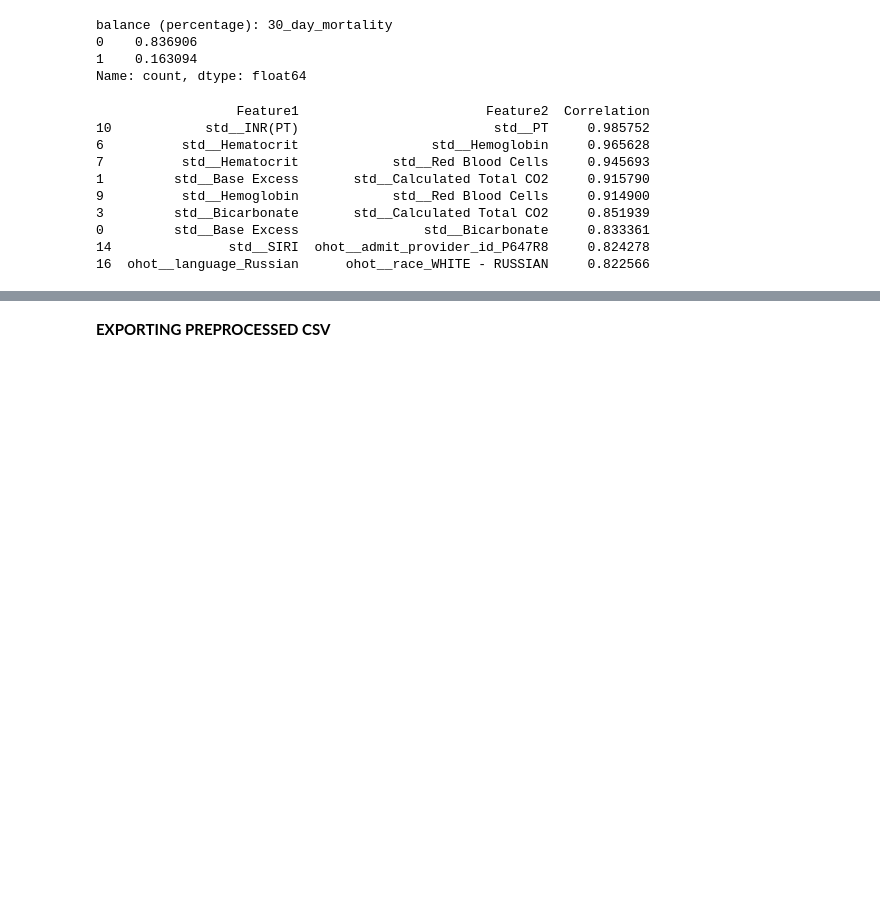
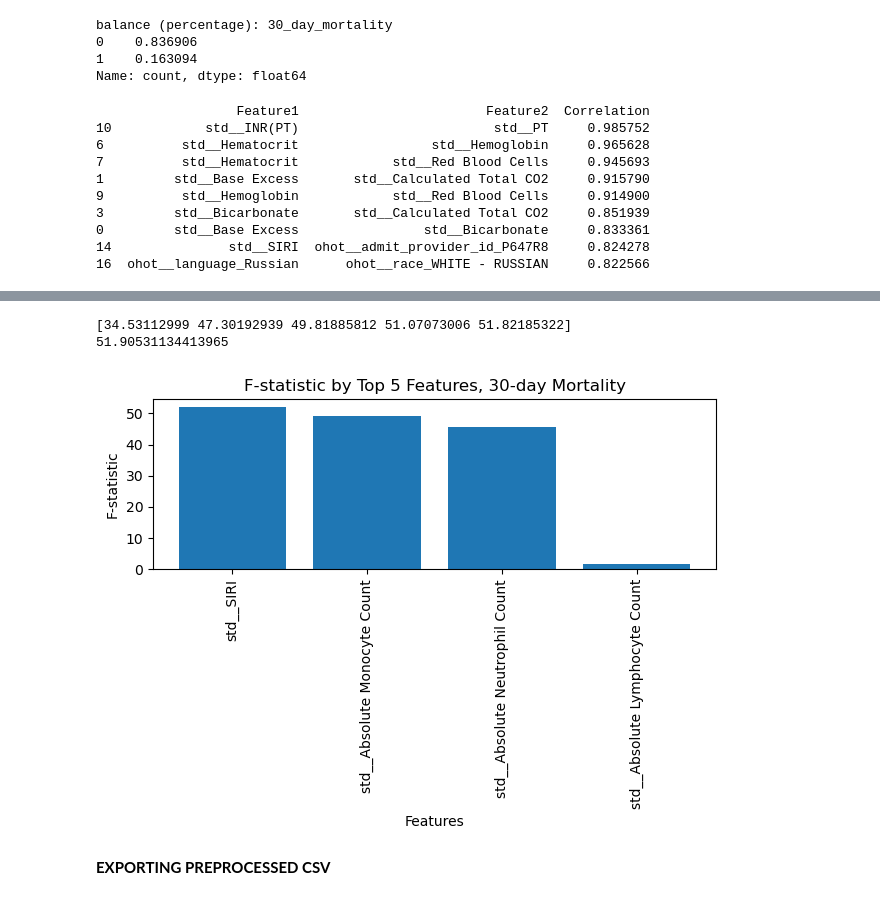
Before and after one commit to roshanparikh/codedependency, a Jupyter notebook: preprocess.ipynb, the cells around one changed output, grey strips where cells are left out. Cells and saved outputs as stored; diff of their text form; code cells hidden in the pictures; blank space fills up the shorter version.

```diff
--- a/preprocess.ipynb
+++ b/preprocess.ipynb
@@ -300,3 +319,27 @@ plt.show()
+# %%
+f_stats, p_values = f_classif(X_immune, y_train)
+print(np.percentile(f_stats, [25, 50, 75, 90, 99]))
+lin_corr = pd.Series(f_stats, index = X_immune.columns).sort_values(ascending=False)
+
+Xf = lin_corr.head(10).index
+Yf = lin_corr.head(10).values
+print(max(Yf))
+
+import textwrap
+labels_wrapped = [textwrap.fill(label, 40) for label in Xf]
+
+plt.bar(labels_wrapped, Yf)
+figsize = (4,3)
+plt.title(f'F-statistic by Top 5 Features, 30-day Mortality')
+plt.xticks(rotation=90)
+plt.xlabel('Features')
+plt.ylabel('F-statistic')
+plt.tight_layout()
+plt.show()
+# %% [output]
+[34.53112999 47.30192939 49.81885812 51.07073006 51.82185322]
+51.90531134413965
+[figure, added]
 # %% [markdown]
 **EXPORTING PREPROCESSED CSV**
 # %%
```
Also changed, not shown: parts of 3 cells of this notebook.
